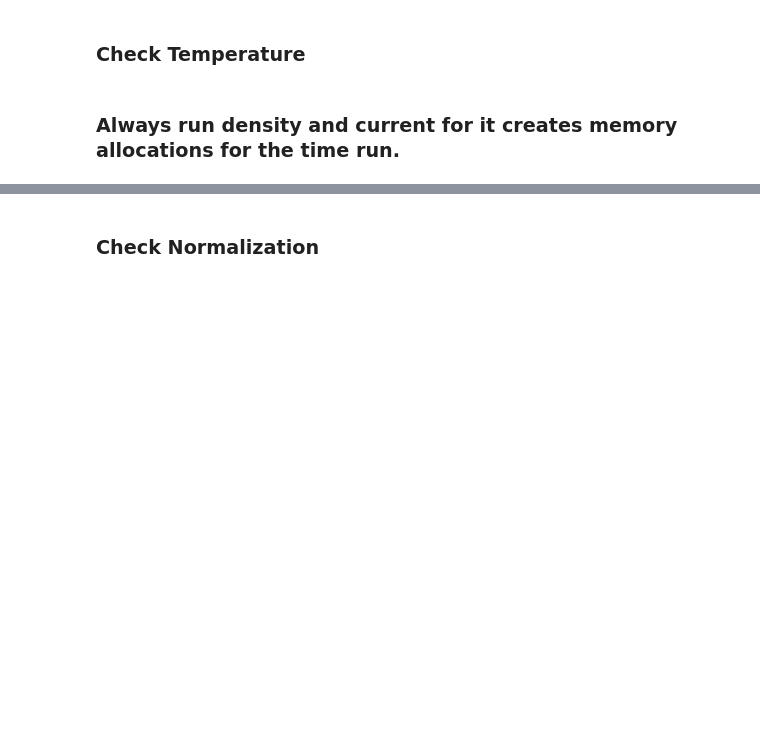
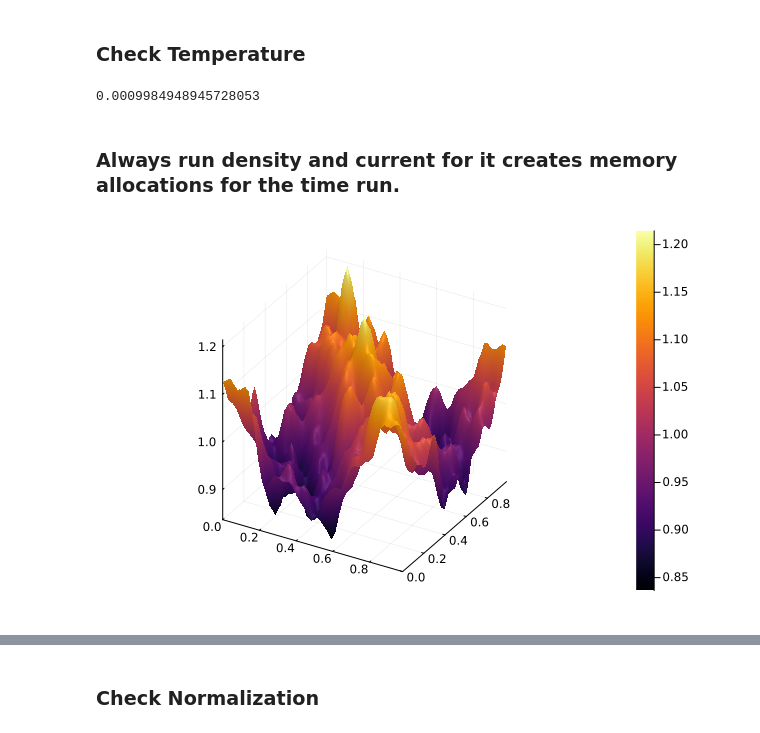
Before and after one commit to reula/PIC-1D, a Jupyter notebook: run_2D_clean.ipynb, the cells around one changed output, grey strips where cells are left out. Saved outputs shown, nothing was run; the diff lists cells and outputs as text; code cells hidden in the pictures; blank space fills up the shorter version.

```diff
--- a/run_2D_clean.ipynb
+++ b/run_2D_clean.ipynb
@@ -67,11 +69,12 @@ interpolation = 1
 # %%
 const order = 5 #particles smoothness
 const D = 2 # Dimension
+const factor = 2 #factor between dx for grid and dx for shape. A factor bigger than 1 makes the shapes extend over a bigger region of the grid.
 
 
 # Particle numbers
 const N_exp = 5 #5 #6 #7 #6 #7 #7#6#5 #6
-N = 10^(N_exp)
+const N = 10^(N_exp)
 
 if  thermal
     #run_name = "thermal_norel_"
@@ -168,12 +171,12 @@ end
 
 # EVOLUTION PARAMETERS
 
-exp_t = 2 #0# 1 #2
+exp_t = 1 #0# 1 #2
 t = 0.0
 t_i = 0.0
 t_f = 1.0*10.0^(exp_t)
-M = 10001 #10001 #1001 #11 #16001# 4001 # 81 # 2001 # time steps
-M_g = 2501 #8001 #400 + 1 #number of outputs, starting from the initial data
+M = 10001 #10001 #10001 #1001 #11 #16001# 4001 # 81 # 2001 # time steps
+M_g = 1000 #8001 #400 + 1 #number of outputs, starting from the initial data
 dx = differentials(Box_x,J)
 @show dx_min = minimum(dx)
 @show dt = (t_f-t_i)/(M-1)
@@ -315,6 +334,8 @@ plot(histogram2d(par_dis[3:4:end],par_dis[4:4:end] )
 ### Check Temperature
 # %%
 T = get_temperature_rel_D(par_dis,N,D)
+# %% [output]
+0.0009984948945728053
 # %% [markdown]
 ### Always run density and current for it creates memory allocations for the time run.
 # %%
@@ -324,4 +345,4 @@ T = get_temperature_rel_D(par_dis,N,D)
 #get_density_2D!(par_dis, n, par_grid)
 
 get_density_2D_trans = Density2DTrans(N, J)
-n = get_density_2D_trans(Val(order), Box_x, par_dis);
+n = get_density_2D_trans(Val(order), Box_x, par_dis, factor=factor);
@@ -330,2 +349,7 @@ plot_matrix(n)
+# %%
+#plot_matrix(n)
+surface(y_p,x_p, n[:,:])
+# %% [output]
+[figure, added]
 # %%
 plot(n[:,2])
```
Also changed, not shown: parts of 39 cells of this notebook, 5 other files.
